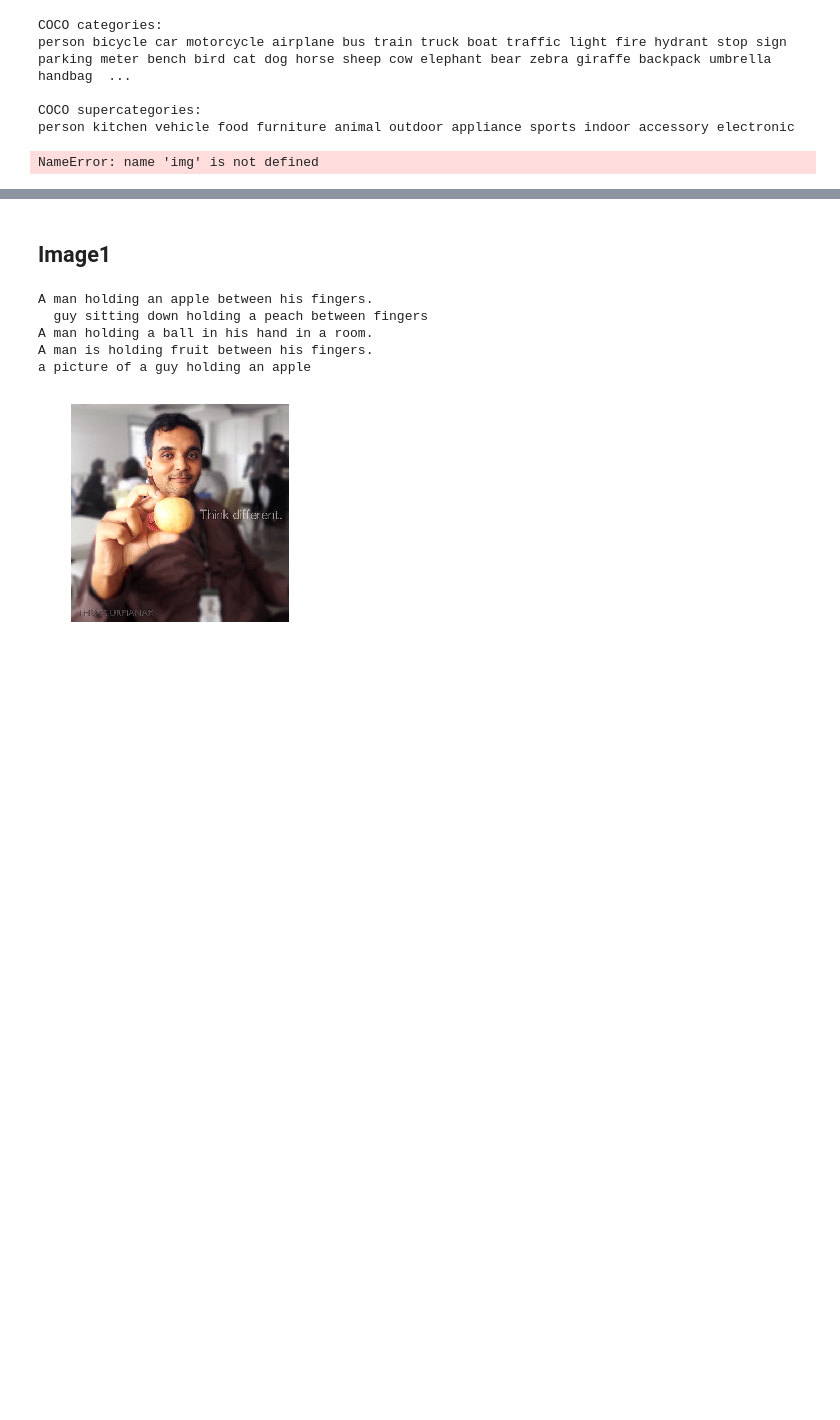
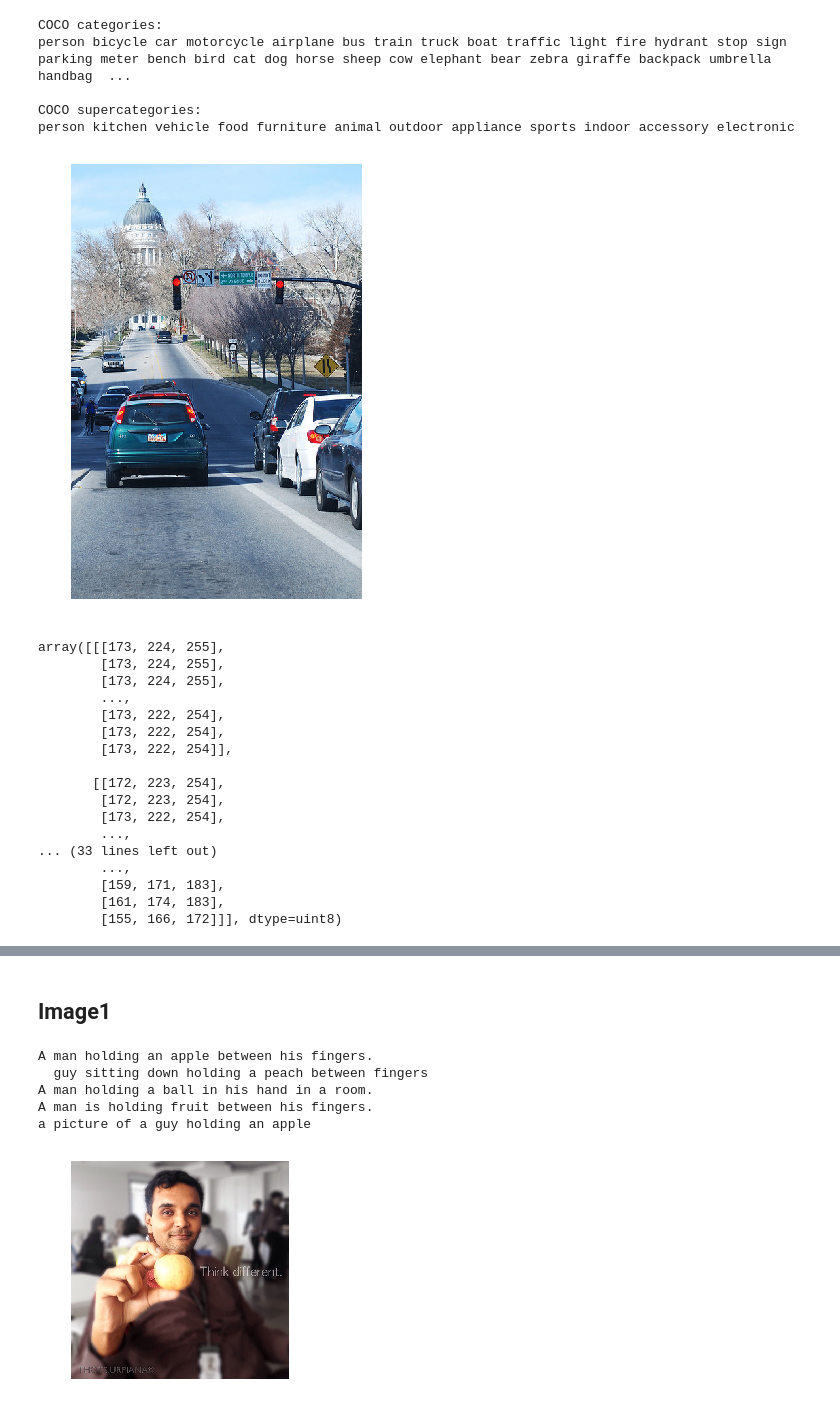
Before and after one commit to akshayuppal3/language_vision, a Jupyter notebook: src/lda_images.ipynb, the cells around one changed output, grey strips where cells are left out. Drawn from its saved outputs; the diff is of its cells as text; code cells hidden in the pictures; blank space fills up the shorter version.

```diff
--- a/src/lda_images.ipynb
+++ b/src/lda_images.ipynb
@@ -49,12 +49,33 @@ def get_img(labels):
     # imgIds = coco.getImgIds(imgIds = [324158])
     img = coco.loadImgs(imgIds[np.random.randint(0,len(imgIds))])[0]
     return img
-# %%
-show_img(img)
-# %% [output]
-NameError: name 'img' is not defined
 # %%
 ## so we want to think three different images and get the captioning based on that..
+# %%
+catIds = coco.getCatIds(catNms=['person','car']);
+imgIds = coco.getImgIds(catIds=catIds );
+# imgIds = coco.getImgIds(imgIds = [324158])
+img = coco.loadImgs(imgIds[np.random.randint(0,len(imgIds))])[0]
+show_img(img)
+# %% [output]
+[figure, added]
+array([[[173, 224, 255],
+        [173, 224, 255],
+        [173, 224, 255],
+        ...,
+        [173, 222, 254],
+        [173, 222, 254],
+        [173, 222, 254]],
+
+       [[172, 223, 254],
+        [172, 223, 254],
+        [173, 222, 254],
+        ...,
+... (33 lines left out)
+        ...,
+        [159, 171, 183],
+        [161, 174, 183],
+        [155, 166, 172]]], dtype=uint8)
 # %%
 img1 = get_img(labels=['person'])
 I1 = show_img(img1)
```
Also changed, not shown: parts of 23 cells of this notebook, 2 other files.
